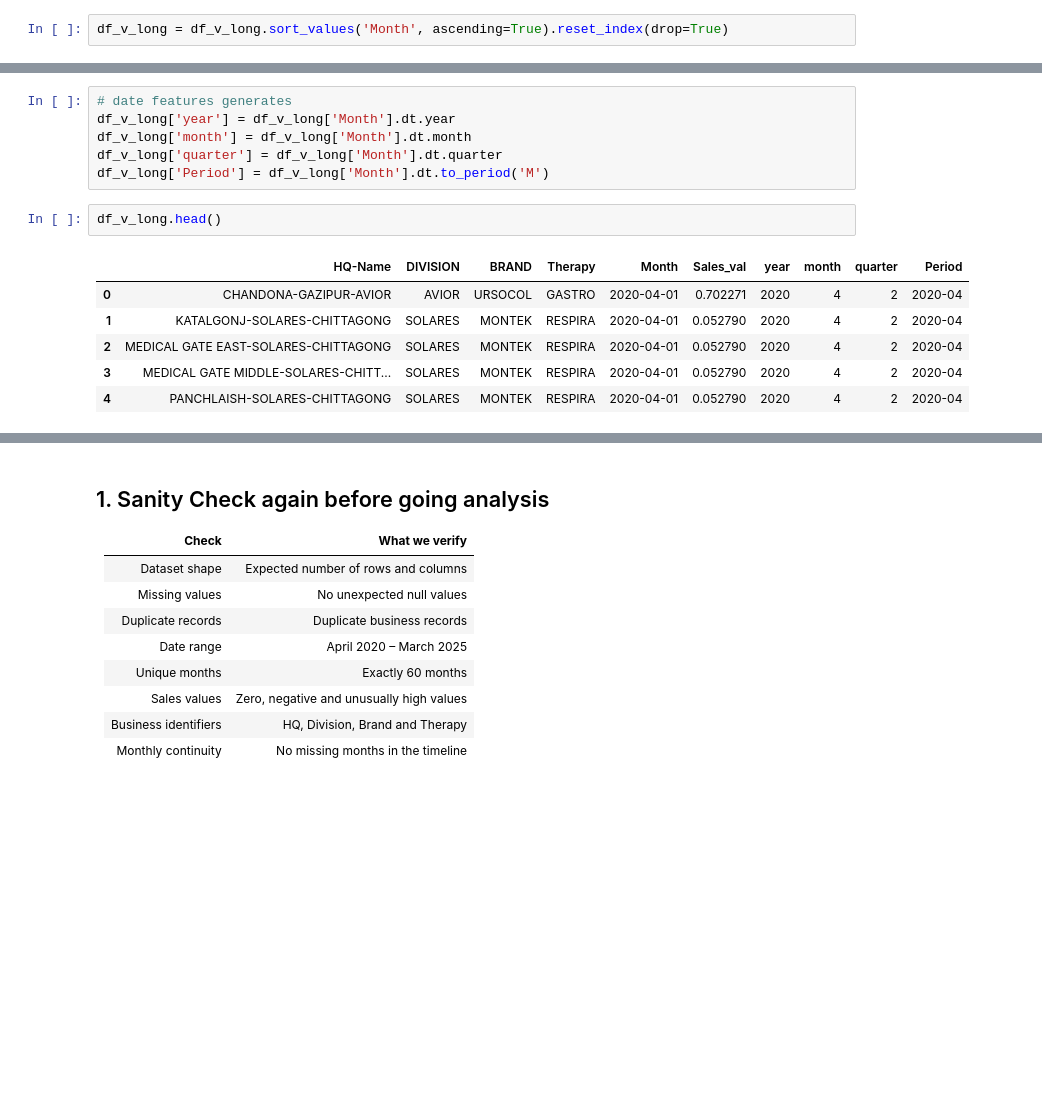
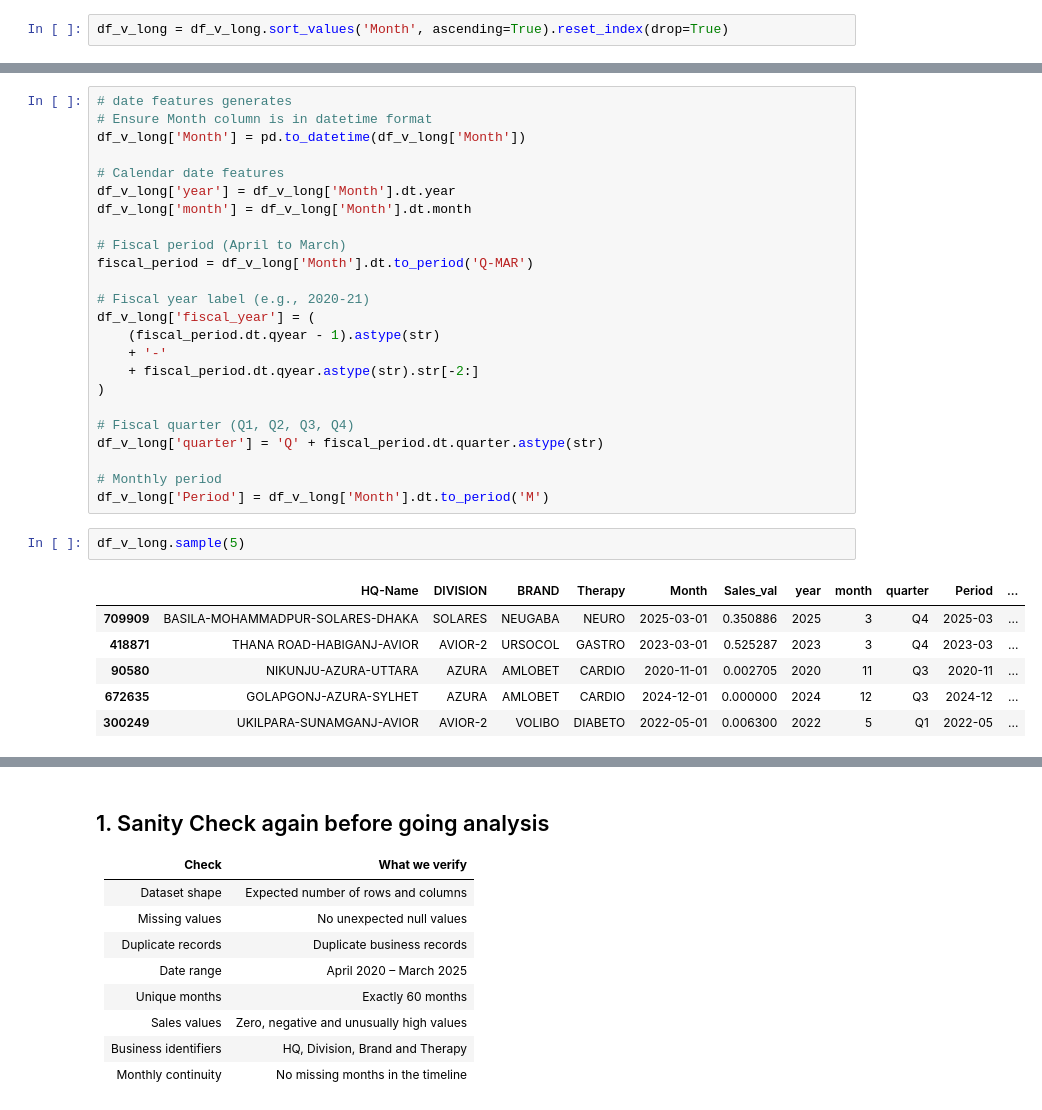
Before and after one commit to Pulakspbl/project_GCI, a Jupyter notebook: project_forecast.ipynb, the cells around one changed output, grey strips where cells are left out. Cells and saved outputs as stored; diff of their text form; blank space fills up the shorter version.

```diff
--- a/project_forecast.ipynb
+++ b/project_forecast.ipynb
@@ -207,18 +217,36 @@ df_v_long.head()
 # %%
 # date features generates
+# Ensure Month column is in datetime format
+df_v_long['Month'] = pd.to_datetime(df_v_long['Month'])
+
+# Calendar date features
 df_v_long['year'] = df_v_long['Month'].dt.year
 df_v_long['month'] = df_v_long['Month'].dt.month
-df_v_long['quarter'] = df_v_long['Month'].dt.quarter
+
+# Fiscal period (April to March)
+fiscal_period = df_v_long['Month'].dt.to_period('Q-MAR')
+
+# Fiscal year label (e.g., 2020-21)
+df_v_long['fiscal_year'] = (
+    (fiscal_period.dt.qyear - 1).astype(str)
+    + '-'
+    + fiscal_period.dt.qyear.astype(str).str[-2:]
+)
+
+# Fiscal quarter (Q1, Q2, Q3, Q4)
+df_v_long['quarter'] = 'Q' + fiscal_period.dt.quarter.astype(str)
+
+# Monthly period
 df_v_long['Period'] = df_v_long['Month'].dt.to_period('M')
-# %%
-df_v_long.head()
-# %% [output]
-|  | HQ-Name | DIVISION | BRAND | Therapy | Month | Sales_val | year | month | quarter | Period |
-| 0 | CHANDONA-GAZIPUR-AVIOR | AVIOR | URSOCOL | GASTRO | 2020-04-01 | 0.702271 | 2020 | 4 | 2 | 2020-04 |
-| 1 | KATALGONJ-SOLARES-CHITTAGONG | SOLARES | MONTEK | RESPIRA | 2020-04-01 | 0.052790 | 2020 | 4 | 2 | 2020-04 |
-| 2 | MEDICAL GATE EAST-SOLARES-CHITTAGONG | SOLARES | MONTEK | RESPIRA | 2020-04-01 | 0.052790 | 2020 | 4 | 2 | 2020-04 |
-| 3 | MEDICAL GATE MIDDLE-SOLARES-CHITT... | SOLARES | MONTEK | RESPIRA | 2020-04-01 | 0.052790 | 2020 | 4 | 2 | 2020-04 |
-| 4 | PANCHLAISH-SOLARES-CHITTAGONG | SOLARES | MONTEK | RESPIRA | 2020-04-01 | 0.052790 | 2020 | 4 | 2 | 2020-04 |
+# %%
+df_v_long.sample(5)
+# %% [output]
+|  | HQ-Name | DIVISION | BRAND | Therapy | Month | Sales_val | year | month | quarter | Period | ... |
+| 709909 | BASILA-MOHAMMADPUR-SOLARES-DHAKA | SOLARES | NEUGABA | NEURO | 2025-03-01 | 0.350886 | 2025 | 3 | Q4 | 2025-03 | ... |
+| 418871 | THANA ROAD-HABIGANJ-AVIOR | AVIOR-2 | URSOCOL | GASTRO | 2023-03-01 | 0.525287 | 2023 | 3 | Q4 | 2023-03 | ... |
+| 90580 | NIKUNJU-AZURA-UTTARA | AZURA | AMLOBET | CARDIO | 2020-11-01 | 0.002705 | 2020 | 11 | Q3 | 2020-11 | ... |
+| 672635 | GOLAPGONJ-AZURA-SYLHET | AZURA | AMLOBET | CARDIO | 2024-12-01 | 0.000000 | 2024 | 12 | Q3 | 2024-12 | ... |
+| 300249 | UKILPARA-SUNAMGANJ-AVIOR | AVIOR-2 | VOLIBO | DIABETO | 2022-05-01 | 0.006300 | 2022 | 5 | Q1 | 2022-05 | ... |
 # %%
 df_v_long.info()
 # %% [output]
```
Also changed, not shown: parts of 4 cells of this notebook.
